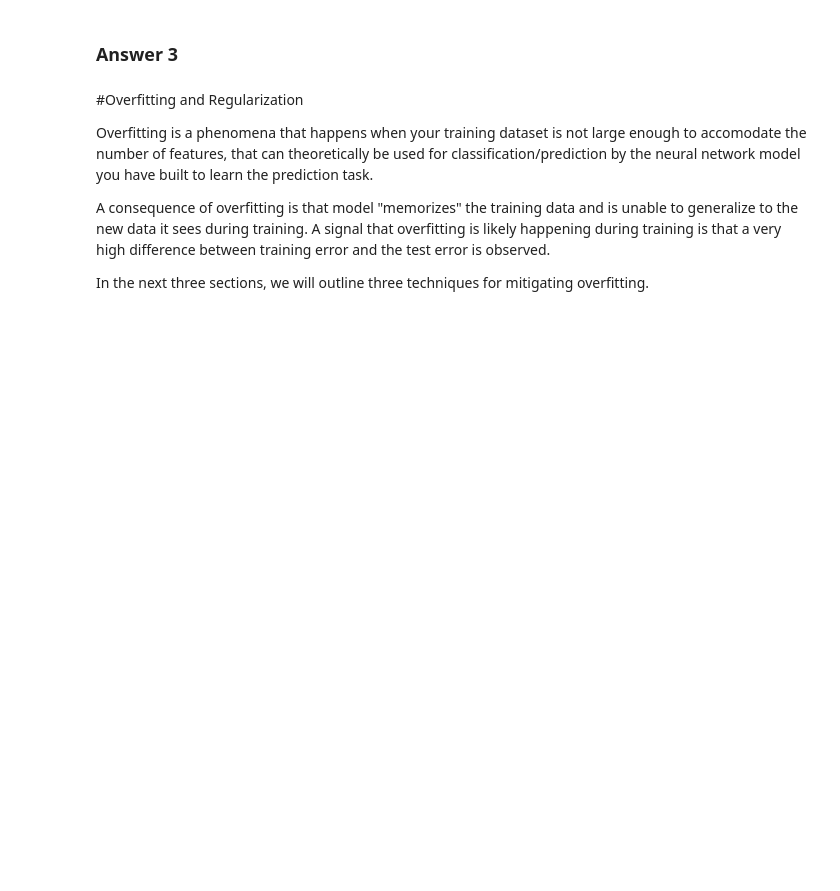
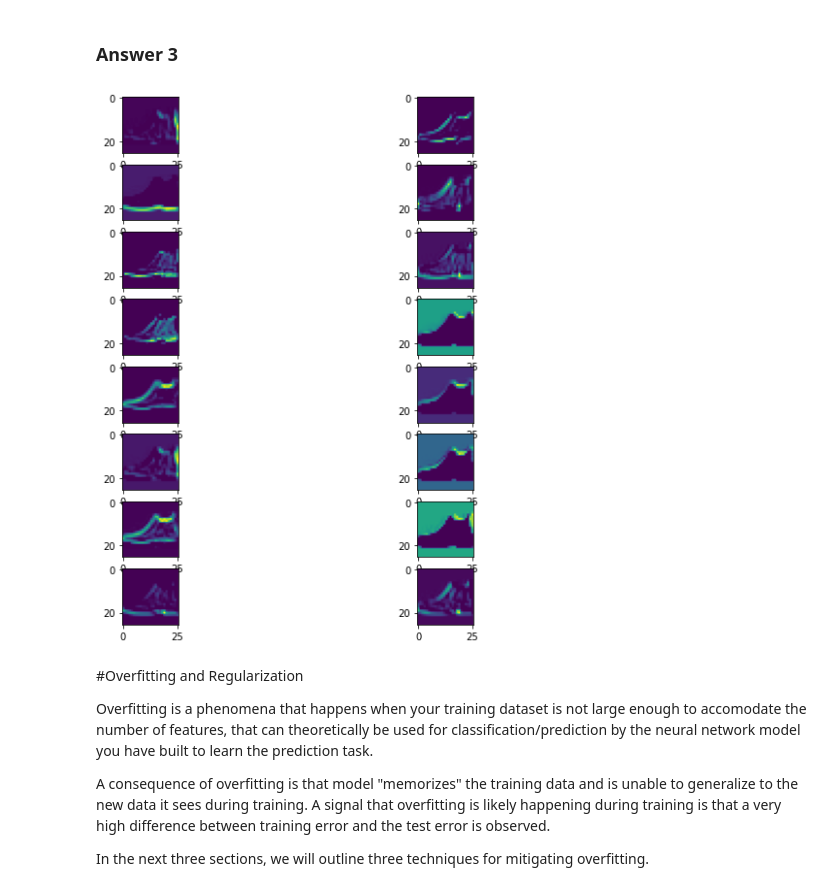
Before and after one commit to parkerallan/FutureMakers2022, a Jupyter notebook: Day 8/Day_8_Introduction_to_CNN_Components_PA.ipynb, the cells around one changed output. Cells and saved outputs as stored; diff of their text form; code cells hidden in the pictures; blank space fills up the shorter version.

```diff
--- a/Day 8/Day_8_Introduction_to_CNN_Components_PA.ipynb
+++ b/Day 8/Day_8_Introduction_to_CNN_Components_PA.ipynb
@@ -215,3 +267,15 @@ Hint: See the sections above to identify how you should go about doing the vario
+# %%
+# plot all 32 maps in an 8x8 squares
+ix = 1
+# specify subplot and turn of axis
+fig, ax = plt.subplots(8, 2, figsize=(10, 10))
+for i in range(8):
+	for j in range(2):
+		# plot filter channel in grayscale
+		ax[i,j].imshow(feature_maps[0, :, :, ix-1])
+		ix += 1
+# %% [output]
+[figure, added]
 # %% [markdown]
 #Overfitting and Regularization
 
```
Also changed, not shown: parts of 17 cells of this notebook.
